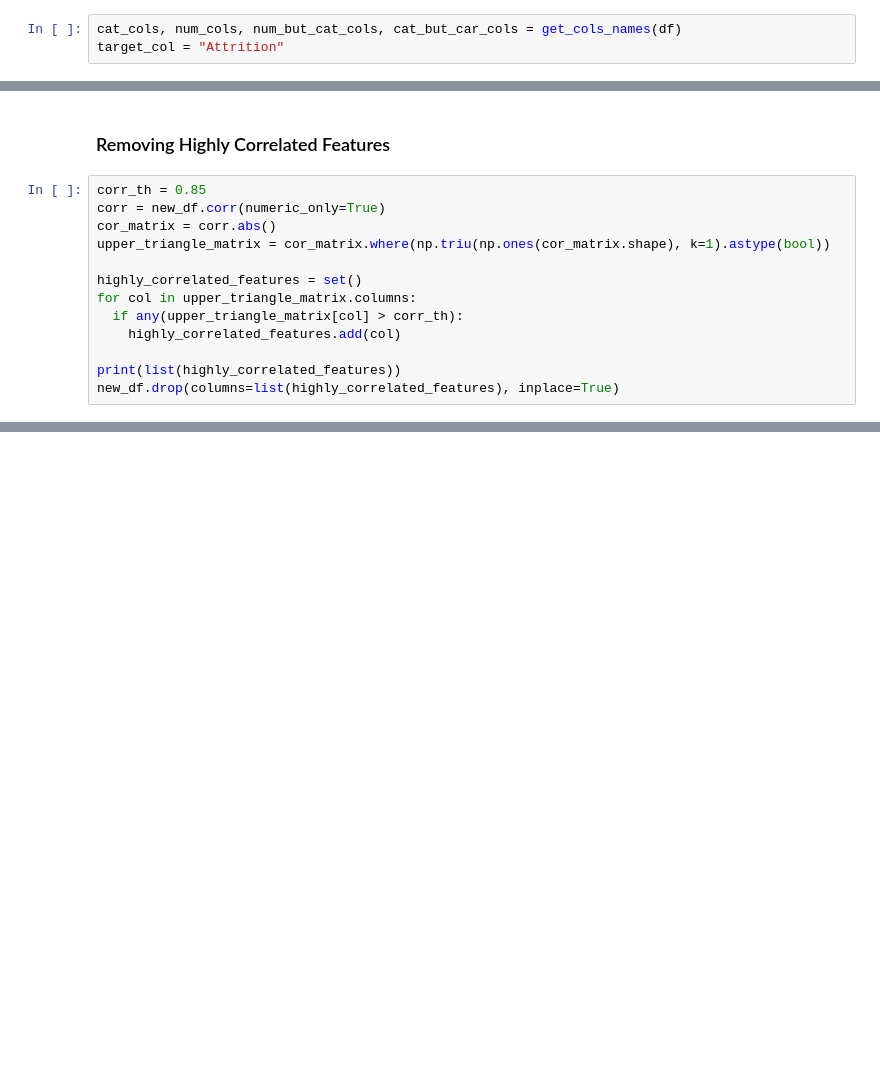
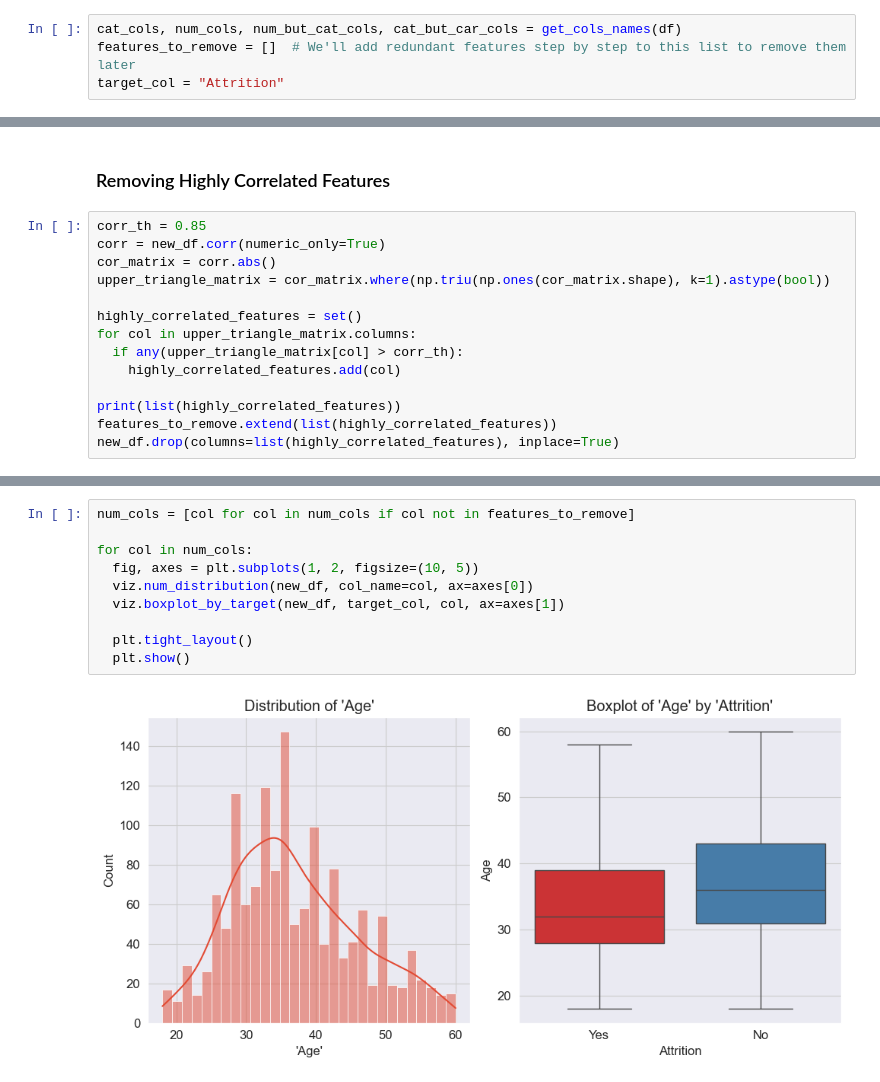
Before and after one commit to Viathorr/HR-Employee-Attrition-Analysis-and-Prediction, a Jupyter notebook: notebooks/02_feature_engineering_and_selection.ipynb, the cells around one changed output, grey strips where cells are left out. Cells and saved outputs as stored; diff of their text form; blank space fills up the shorter version.

```diff
--- a/notebooks/02_feature_engineering_and_selection.ipynb
+++ b/notebooks/02_feature_engineering_and_selection.ipynb
@@ -49,4 +49,5 @@ df.head()
 | 4 | 27 | No | Travel_Rarely | 591 | Research & Development | 2 | 1 | ... |
 # %%
 cat_cols, num_cols, num_but_cat_cols, cat_but_car_cols = get_cols_names(df)
+features_to_remove = []  # We'll add redundant features step by step to this list to remove them later
 target_col = "Attrition"
@@ -158,5 +109,6 @@ for col in upper_triangle_matrix.columns:
     highly_correlated_features.add(col)
 
 print(list(highly_correlated_features))
+features_to_remove.extend(list(highly_correlated_features))
 new_df.drop(columns=list(highly_correlated_features), inplace=True)
 # %% [output]
@@ -163,0 +120,12 @@ new_df.drop(columns=list(highly_correlated_features), inplace=True)
+# %%
+num_cols = [col for col in num_cols if col not in features_to_remove]
+
+for col in num_cols:
+  fig, axes = plt.subplots(1, 2, figsize=(10, 5))
+  viz.num_distribution(new_df, col_name=col, ax=axes[0])
+  viz.boxplot_by_target(new_df, target_col, col, ax=axes[1])
+
+  plt.tight_layout()
+  plt.show()
+# %% [output]
+[figure, added]
```
Also changed, not shown: parts of 25 cells of this notebook.
